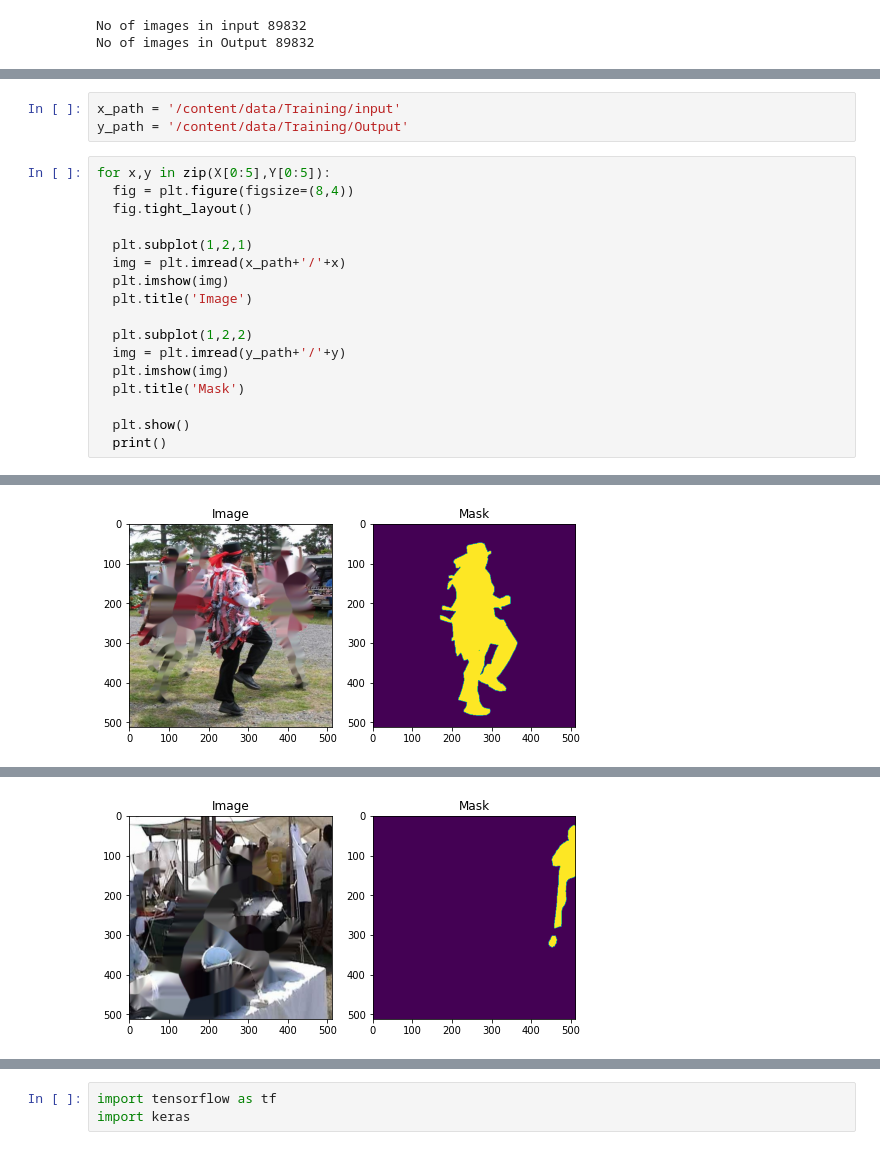
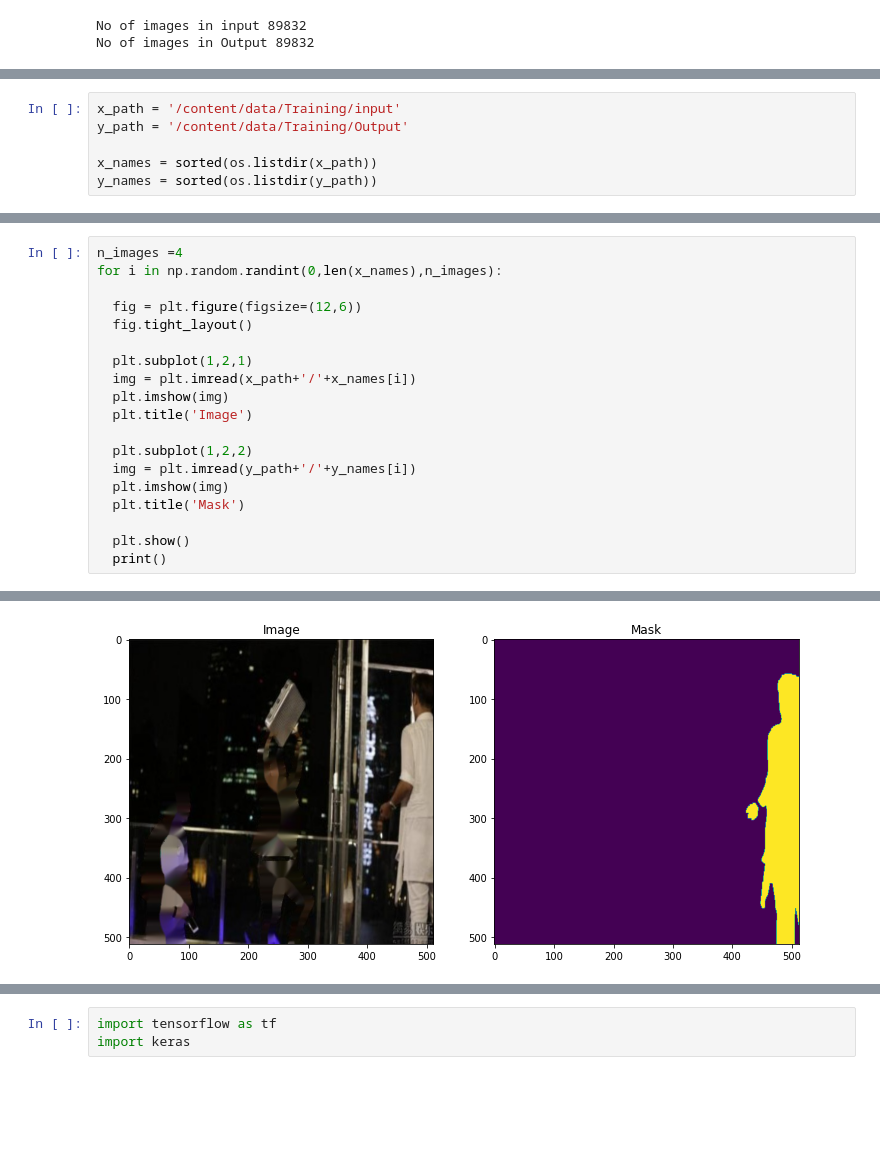
Before and after one commit to G0rav/Automatic_Background_Removal, a Jupyter notebook: Background_remover.ipynb, the cells around one changed output, grey strips where cells are left out. Drawn from its saved outputs; the diff is of its cells as text; blank space fills up the shorter version.

```diff
--- a/Background_remover.ipynb
+++ b/Background_remover.ipynb
@@ -134 +155,7 @@ Y = sorted(os.listdir('/content/data/Training/Output'))
+# %%
+x_path = '/content/data/Training/input'
+y_path = '/content/data/Training/Output'
+
+x_names = sorted(os.listdir(x_path))
+y_names = sorted(os.listdir(y_path))
 # %%
@@ -136,21 +163,20 @@ X[:4],Y[:4]
 # %% [output]
 (['0_0000006.jpg', '0_0000007.jpg', '0_0000008.jpg', '0_0000010.jpg'],
  ['0_0000006.png', '0_0000007.png', '0_0000008.png', '0_0000010.png'])
-# %%
-x_path = '/content/data/Training/input'
-y_path = '/content/data/Training/Output'
 # %%
-for x,y in zip(X[0:5],Y[0:5]):
-  fig = plt.figure(figsize=(8,4))
+n_images =4
+for i in np.random.randint(0,len(x_names),n_images):
+
+  fig = plt.figure(figsize=(12,6))
   fig.tight_layout()
 
   plt.subplot(1,2,1)
-  img = plt.imread(x_path+'/'+x)
+  img = plt.imread(x_path+'/'+x_names[i])
   plt.imshow(img)
   plt.title('Image')
 
   plt.subplot(1,2,2)
-  img = plt.imread(y_path+'/'+y)
+  img = plt.imread(y_path+'/'+y_names[i])
   plt.imshow(img)
   plt.title('Mask')
 
@@ -162 +188 @@ for x,y in zip(X[0:5],Y[0:5]):
-[figure, old version]
+[figure, new version]
@@ -164,2 +190 @@ for x,y in zip(X[0:5],Y[0:5]):
-[figure, removed]
 # %%
```
Also changed, not shown: parts of 16 cells of this notebook.
